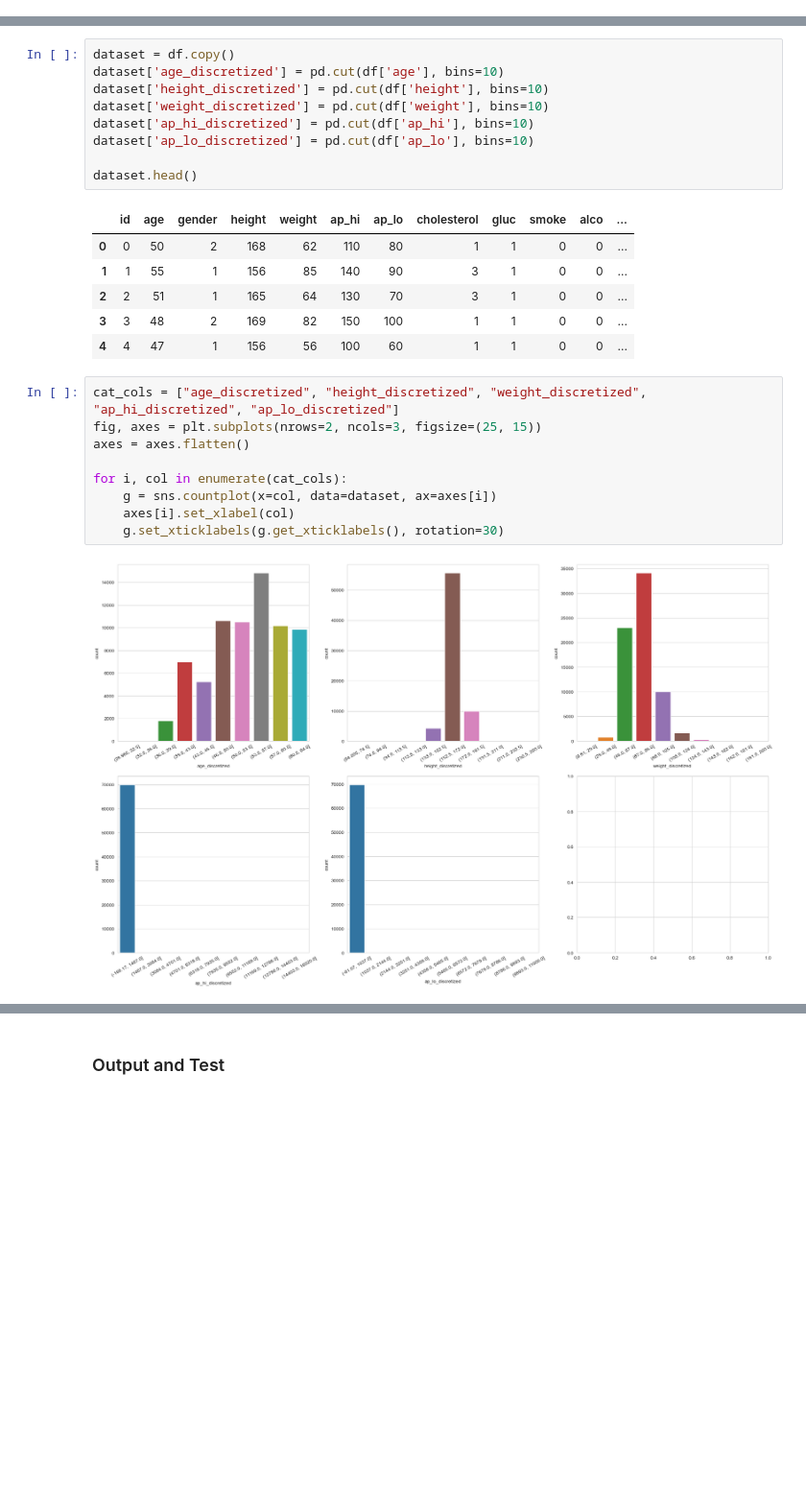
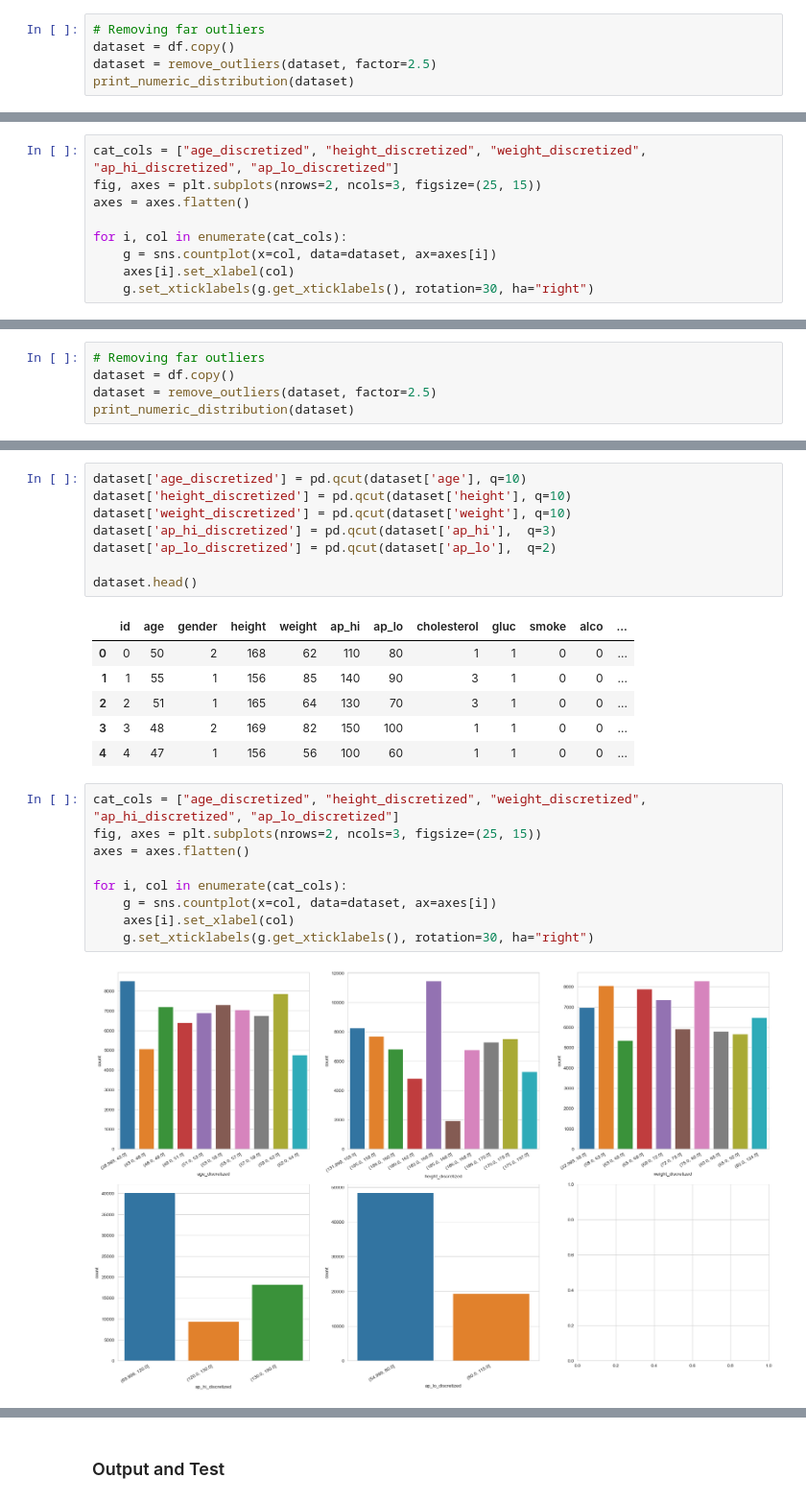
Before and after one commit to wredan/cardiovascular-disease-bayesian-network, a Jupyter notebook: cardiovascular_desease.ipynb, the cells around one changed output, grey strips where cells are left out. Shown at 96% size. Cells and saved outputs as stored; diff of their text form; blank space fills up the shorter version.

```diff
--- a/cardiovascular_desease.ipynb
+++ b/cardiovascular_desease.ipynb
@@ -325,0 +350,5 @@ print(q)
+# %%
+# Removing far outliers
+dataset = df.copy()
+dataset = remove_outliers(dataset, factor=2.5)
+print_numeric_distribution(dataset)
@@ -327,0 +376,9 @@ print(q)
+# %%
+cat_cols = ["age_discretized", "height_discretized", "weight_discretized", "ap_hi_discretized", "ap_lo_discretized"]
+fig, axes = plt.subplots(nrows=2, ncols=3, figsize=(25, 15))
+axes = axes.flatten()
+
+for i, col in enumerate(cat_cols):
+    g = sns.countplot(x=col, data=dataset, ax=axes[i])
+    axes[i].set_xlabel(col)
+    g.set_xticklabels(g.get_xticklabels(), rotation=30, ha="right")
@@ -327,0 +428,5 @@ print(q)
+# %%
+# Removing far outliers
+dataset = df.copy()
+dataset = remove_outliers(dataset, factor=2.5)
+print_numeric_distribution(dataset)
@@ -328,10 +439,9 @@ print(q)
 # %%
-dataset = df.copy()
-dataset['age_discretized'] = pd.cut(df['age'], bins=10)
-dataset['height_discretized'] = pd.cut(df['height'], bins=10)
-dataset['weight_discretized'] = pd.cut(df['weight'], bins=10)
-dataset['ap_hi_discretized'] = pd.cut(df['ap_hi'], bins=10)
-dataset['ap_lo_discretized'] = pd.cut(df['ap_lo'], bins=10)
+dataset['age_discretized'] = pd.qcut(dataset['age'], q=10)
+dataset['height_discretized'] = pd.qcut(dataset['height'], q=10)
+dataset['weight_discretized'] = pd.qcut(dataset['weight'], q=10)
+dataset['ap_hi_discretized'] = pd.qcut(dataset['ap_hi'],  q=3)
+dataset['ap_lo_discretized'] = pd.qcut(dataset['ap_lo'],  q=2)
 
 dataset.head()
 # %% [output]
@@ -344,11 +454,11 @@ dataset.head()
 # %%
 cat_cols = ["age_discretized", "height_discretized", "weight_discretized", "ap_hi_discretized", "ap_lo_discretized"]
 fig, axes = plt.subplots(nrows=2, ncols=3, figsize=(25, 15))
 axes = axes.flatten()
 
 for i, col in enumerate(cat_cols):
     g = sns.countplot(x=col, data=dataset, ax=axes[i])
     axes[i].set_xlabel(col)
-    g.set_xticklabels(g.get_xticklabels(), rotation=30)
+    g.set_xticklabels(g.get_xticklabels(), rotation=30, ha="right")
 # %% [output]
-[figure, old version]
+[figure, new version]
```
Also changed, not shown: parts of 43 cells of this notebook.
